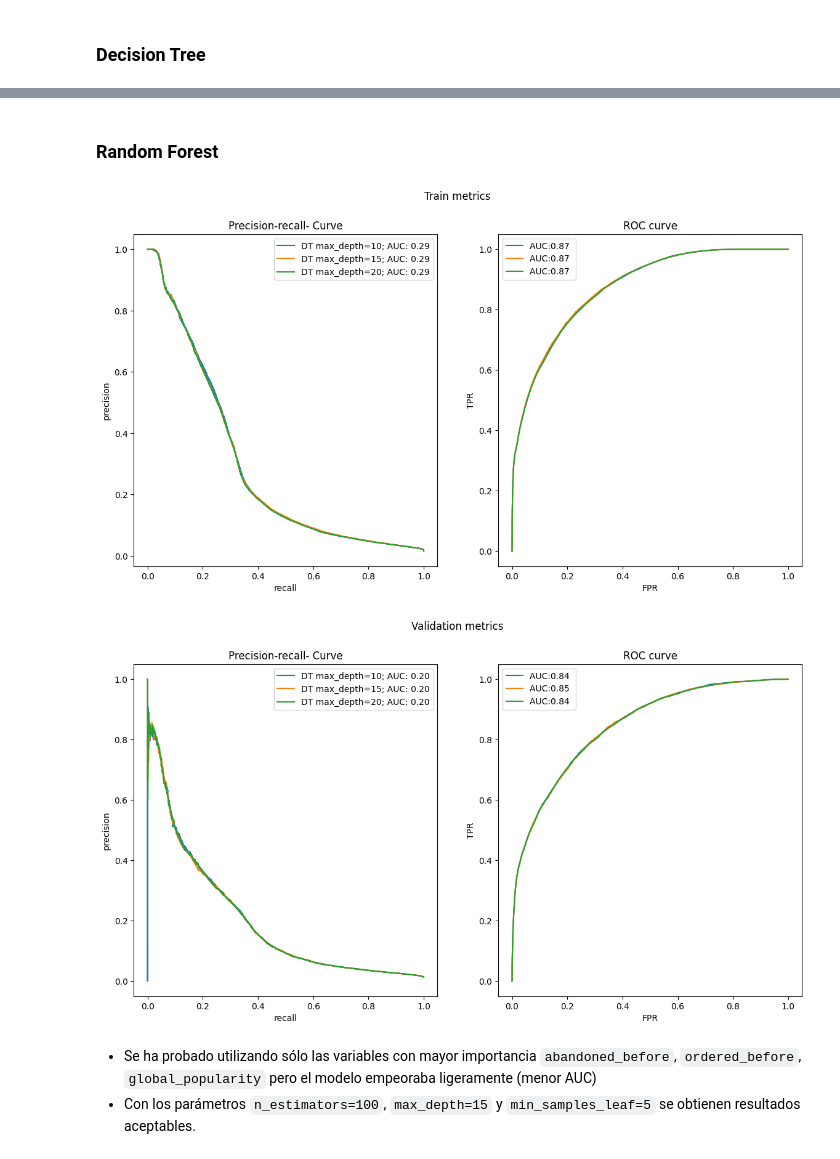
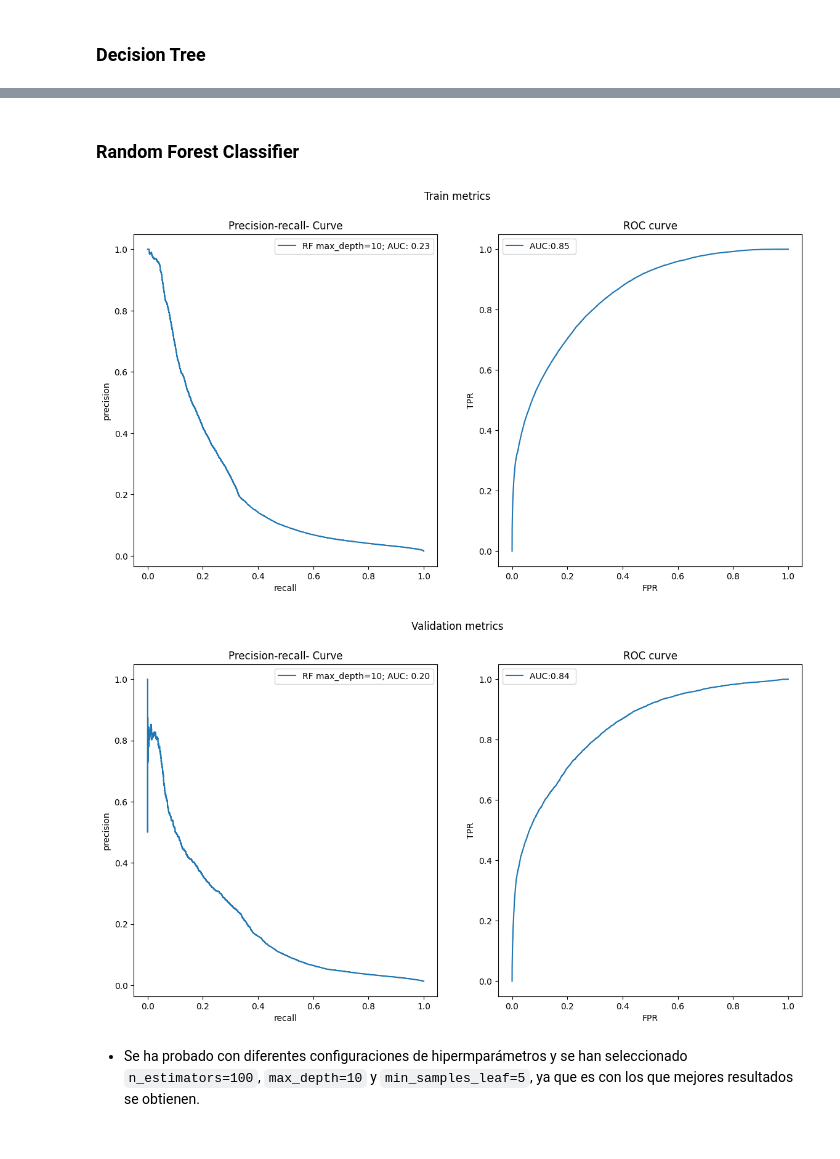
Before and after one commit to Javierterryc/zrive-ds-JTC, a Jupyter notebook: src/module_4/module_4.ipynb, the cells around one changed output, grey strips where cells are left out. Cells and saved outputs as stored; diff of their text form; code cells hidden in the pictures.

Commit message:
Module_4 Milestone 2 assesment results

```diff
--- a/src/module_4/module_4.ipynb
+++ b/src/module_4/module_4.ipynb
@@ -424,7 +467,11 @@ fig2.suptitle("Validation metrics")
 ds = np.arange(1,50, 8)
 for leaf in ds:
     dt = make_pipeline(
-        DecisionTreeClassifier(splitter="random", max_depth=10, min_samples_split=8, min_samples_leaf=leaf)
+        DecisionTreeClassifier(
+            splitter="random",
+            max_depth=10,
+            min_samples_split=8,
+            min_samples_leaf=leaf)
     )
 
     dt.fit(X_train[train_cols], y_train)
@@ -471,4 +518,4 @@ dt_coeff.sort_values(by="importance", ascending=False)
 # %% [markdown]
-### Random Forest
+### Random Forest Classifier
 # %%
 from sklearn.ensemble import RandomForestClassifier
@@ -477,34 +522,33 @@ RandomForestClassifier()
 # %%
 fig1, ax1 = plt.subplots(1,2, figsize=(14, 7 ))
 fig1.suptitle("Train metrics")
 
 fig2, ax2 = plt.subplots(1,2, figsize=(14, 7 ))
 fig2.suptitle("Validation metrics")
 
-parameters = [10,15,20]
+parameters = [10]
 for param in parameters:
-    dt = make_pipeline(
+    rf = make_pipeline(
         RandomForestClassifier(
             n_estimators=100,
-            max_depth=15,
-            min_samples_leaf=5)
+            max_depth=param,
+            min_samples_leaf=5) # mínimo número de muestras por hoja, cuanto menor, más riesgo de overfitting
     )
 
-    dt.fit(X_train[train_cols], y_train)
-    train_proba = dt.predict_proba(X_train[train_cols])[:, 1]
+    rf.fit(X_train[train_cols], y_train)
+    train_proba = rf.predict_proba(X_train[train_cols])[:, 1]
 
     plot_metrics(
-        f"DT max_depth={param}", y_pred=train_proba, y_test=y_train, figure=(fig1, ax1)
+        f"RF max_depth={param}", y_pred=train_proba, y_test=y_train, figure=(fig1, ax1)
     )
 
-    val_proba = dt.predict_proba(X_val[train_cols])[:, 1]
+    val_proba = rf.predict_proba(X_val[train_cols])[:, 1]
     plot_metrics(
-        f"DT max_depth={param}", y_pred=val_proba, y_test=y_val, figure=(fig2, ax2)
+        f"RF max_depth={param}", y_pred=val_proba, y_test=y_val, figure=(fig2, ax2)
     )
 # %% [output]
-[figure, old version]
+[figure, new version]
-[figure, old version]
+[figure, new version]
 # %% [markdown]
-- Se ha probado utilizando sólo las variables con mayor importancia ``abandoned_before``, ``ordered_before``, ``global_popularity`` pero el modelo empeoraba ligeramente (menor AUC)
-- Con los parámetros ``n_estimators=100``, ``max_depth=15`` y  ``min_samples_leaf=5`` se obtienen resultados aceptables.
+- Se ha probado con diferentes configuraciones de hipermparámetros y se han seleccionado ``n_estimators=100``, ``max_depth=10`` y  ``min_samples_leaf=5``, ya que es con los que mejores resultados se obtienen.
 # %%
```
Also changed, not shown: parts of 40 cells of this notebook, 12 other files.
